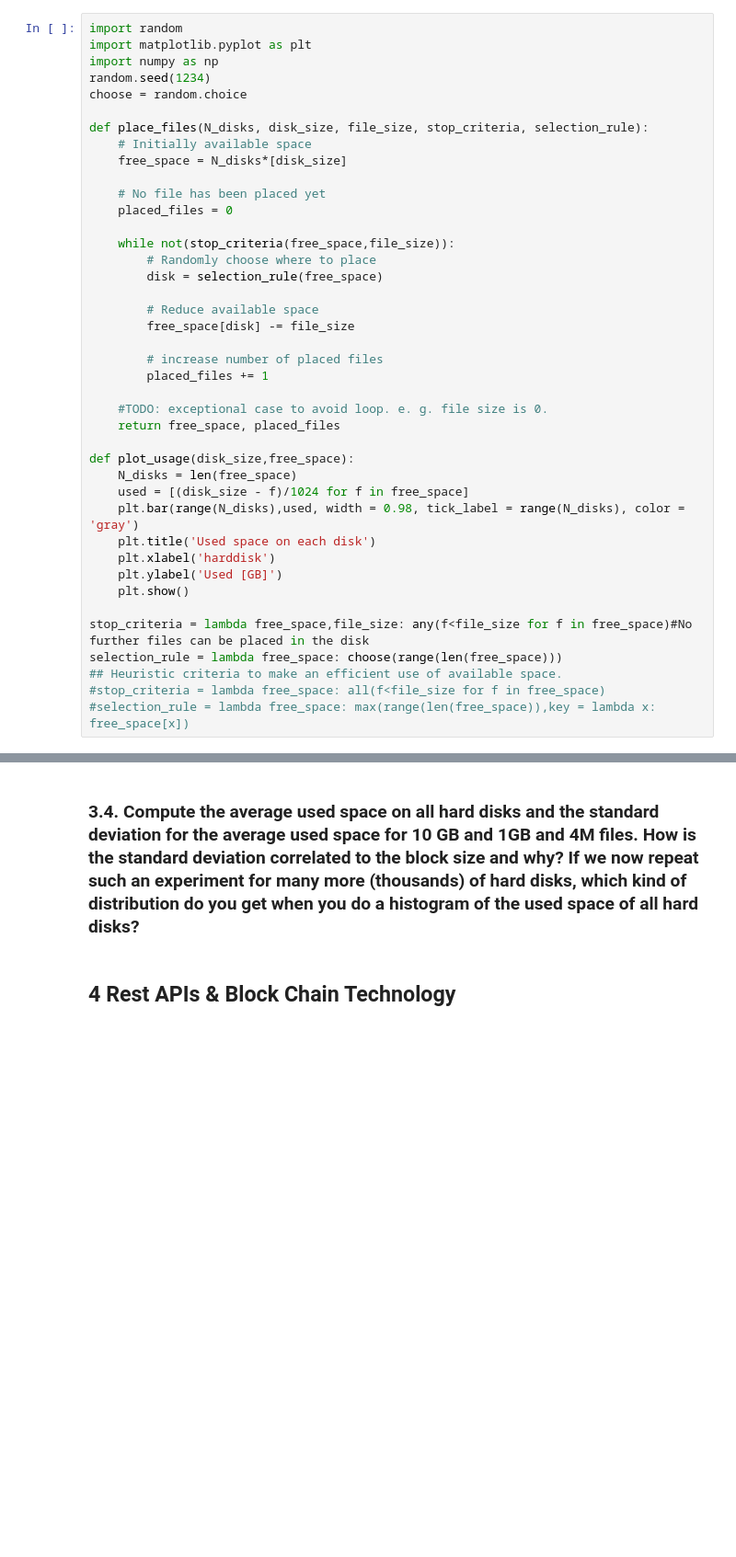
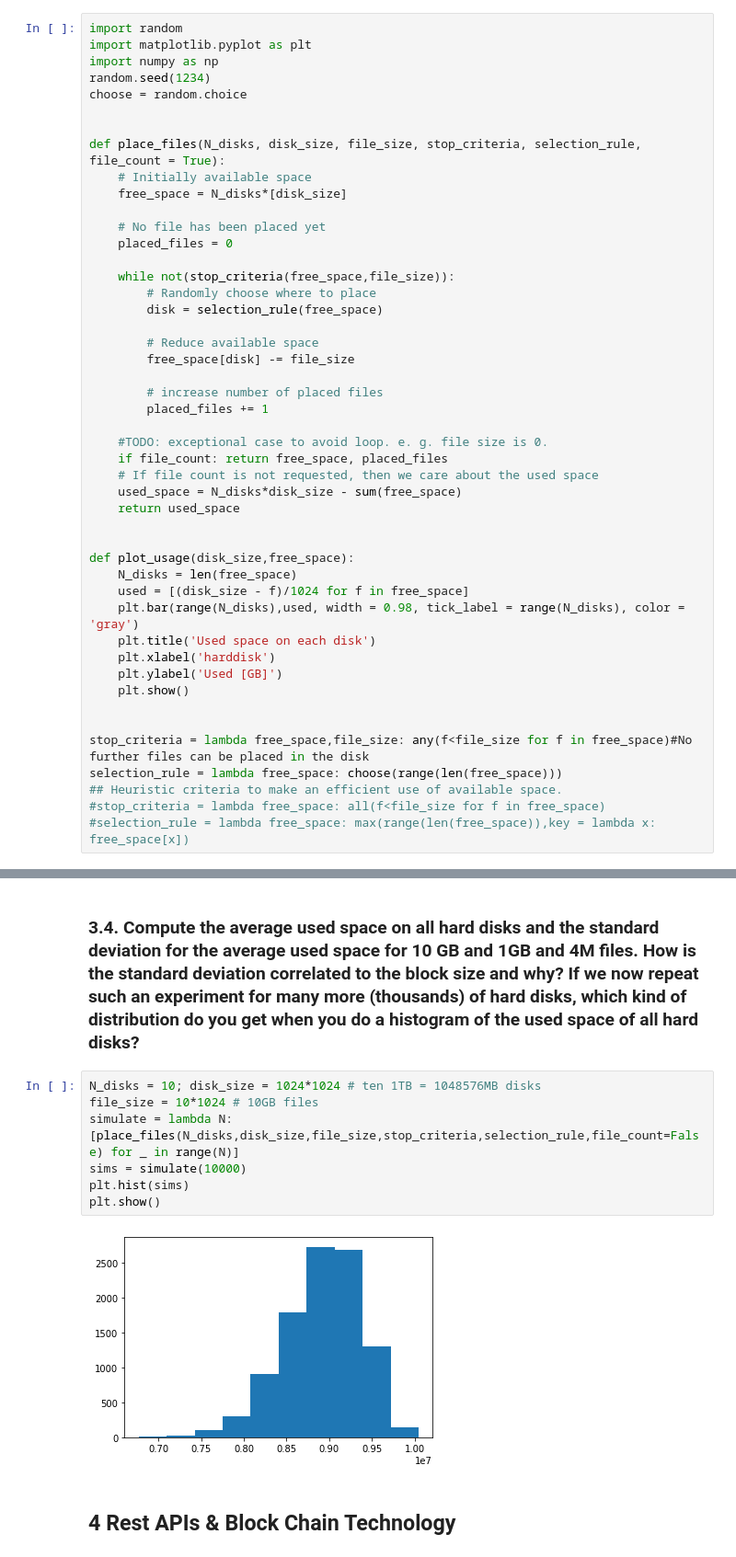
Before and after one commit to SaverioMonaco/MAPDAssignment, a Jupyter notebook: datamanagement.ipynb, the cells around one changed output, grey strips where cells are left out. Shown at 92% size. Saved outputs shown, nothing was run; the diff lists cells and outputs as text; blank space fills up the shorter version.

```diff
--- a/datamanagement.ipynb
+++ b/datamanagement.ipynb
@@ -103,7 +103,8 @@ import numpy as np
 random.seed(1234)
 choose = random.choice
 
-def place_files(N_disks, disk_size, file_size, stop_criteria, selection_rule):
+
+def place_files(N_disks, disk_size, file_size, stop_criteria, selection_rule, file_count = True):
     # Initially available space
     free_space = N_disks*[disk_size]
 
@@ -121,7 +122,11 @@ def place_files(N_disks, disk_size, file_size, stop_criteria, selection_rule):
         placed_files += 1
 
     #TODO: exceptional case to avoid loop. e. g. file size is 0.
-    return free_space, placed_files
+    if file_count: return free_space, placed_files
+    # If file count is not requested, then we care about the used space
+    used_space = N_disks*disk_size - sum(free_space)
+    return used_space
+
 
 def plot_usage(disk_size,free_space):
     N_disks = len(free_space)
@@ -132,6 +137,7 @@ def plot_usage(disk_size,free_space):
     plt.ylabel('Used [GB]')
     plt.show()
 
+
 stop_criteria = lambda free_space,file_size: any(f<file_size for f in free_space)#No further files can be placed in the disk
 selection_rule = lambda free_space: choose(range(len(free_space)))
 ## Heuristic criteria to make an efficient use of available space.
@@ -204,6 +210,15 @@ plot_usage(disk_size,free_space)
 [figure]
 # %% [markdown]
 ### 3.4. Compute the average used space on all hard disks and the standard deviation for the average used space for 10 GB and 1GB and 4M files. How is the standard deviation correlated to the block size and why?  If we now repeat such an experiment for many more (thousands) of hard disks, which kind of distribution do you get when you do a histogram of the used space of all hard disks?
+# %%
+N_disks = 10; disk_size = 1024*1024 # ten 1TB = 1048576MB disks
+file_size = 10*1024 # 10GB files
+simulate = lambda N: [place_files(N_disks,disk_size,file_size,stop_criteria,selection_rule,file_count=False) for _ in range(N)]
+sims = simulate(10000)
+plt.hist(sims)
+plt.show()
+# %% [output]
+[figure, added]
 # %% [markdown]
 ## 4 Rest APIs & Block Chain Technology
 # %% [markdown]
```
